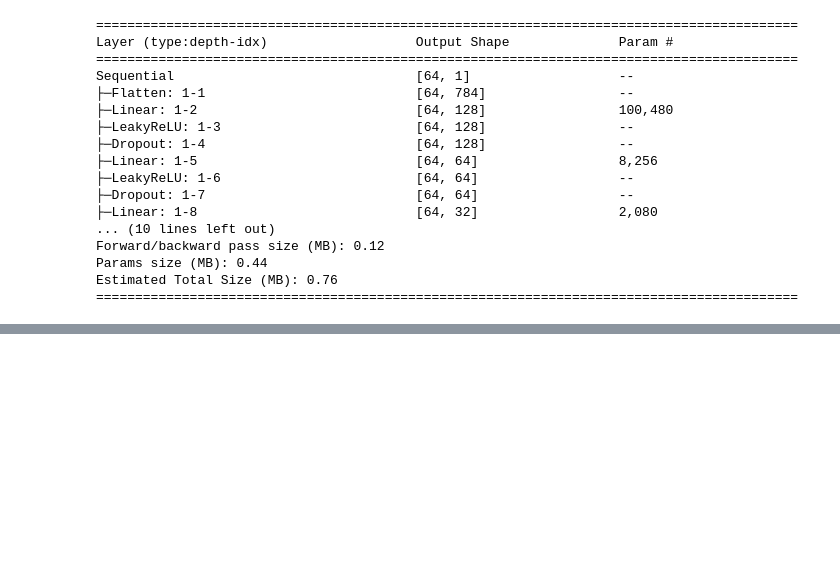
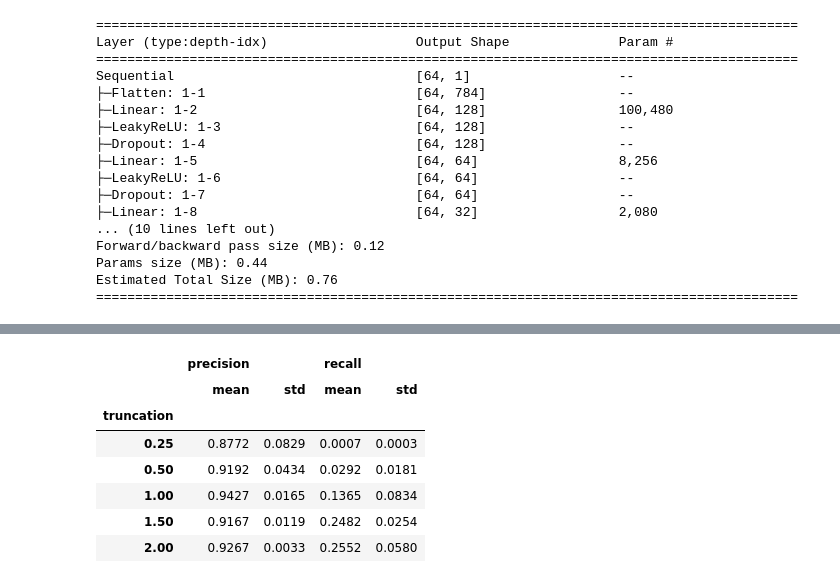
Before and after one commit to IvanParvanovski/deep-learning-group-project, a Jupyter notebook: NB2.ipynb, the cells around one changed output, grey strips where cells are left out. Cells and saved outputs as stored; diff of their text form; code cells hidden in the pictures; blank space fills up the shorter version.

```diff
--- a/NB2.ipynb
+++ b/NB2.ipynb
@@ -1003,0 +1027,64 @@ for seed in RANDOM_SEEDS:
+# %%
+# Evaluate precision and recall across experiments
+evaluation_results = []
+
+# Select the experiments and checkpoint directory
+if SENSITIVITY_CHECK:
+    experiment_folders = TRUNCATION_FOLDERS
+    checkpoint_dir = RESULTS_DIR / "sensitivity_lr_0002"
+else:
+    experiment_folders = TRUNCATION_FOLDERS
+    checkpoint_dir = RESULTS_DIR
+
+for truncation, folder in experiment_folders.items():
+    for seed in RANDOM_SEEDS:
+
+        # Load trained generator
+        checkpoint = torch.load(
+            checkpoint_dir / folder / f"seed_{seed}.pt",
+            map_location="cpu",
+            weights_only=True
+        )
+
+        G = create_generator()
+        G.load_state_dict(checkpoint["generator"])
+        G.eval()
+
+        # Extract generated image features
+        fake_features = extract_fake_features(
+            G,
+            feature_extractor,
+            truncation=truncation,
+            num_samples=NUM_SAMPLES
+        )
+
+        # Calculate precision and recall
+        precision, recall = calculate_precision_recall(
+            real_1, fake_features
+        )
+
+        evaluation_results.append({
+            "truncation": truncation,
+            "seed": seed,
+            "precision": precision,
+            "recall": recall
+        })
+
+        print(
+            f"Truncation: {truncation} | Seed: {seed} "
+            f"| Precision: {precision:.4f} "
+            f"| Recall: {recall:.4f}"
+        )
+
+        del G, fake_features
+
+
+# Summarise across random seeds
+df = pd.DataFrame(evaluation_results)
+
+summary = df.groupby("truncation")[
+    ["precision", "recall"]
+].agg(["mean", "std"])
+
+display(summary.round(4))
+# %% [output]
@@ -1003,0 +1106,8 @@ for seed in RANDOM_SEEDS:
+|  | precision |  | recall |  |
+|  | mean | std | mean | std |
+| truncation |  |  |  |  |
+| 0.25 | 0.8772 | 0.0829 | 0.0007 | 0.0003 |
+| 0.50 | 0.9192 | 0.0434 | 0.0292 | 0.0181 |
+| 1.00 | 0.9427 | 0.0165 | 0.1365 | 0.0834 |
+| 1.50 | 0.9167 | 0.0119 | 0.2482 | 0.0254 |
+| 2.00 | 0.9267 | 0.0033 | 0.2552 | 0.0580 |
```
Also changed, not shown: parts of 103 cells of this notebook, 17 other files.
